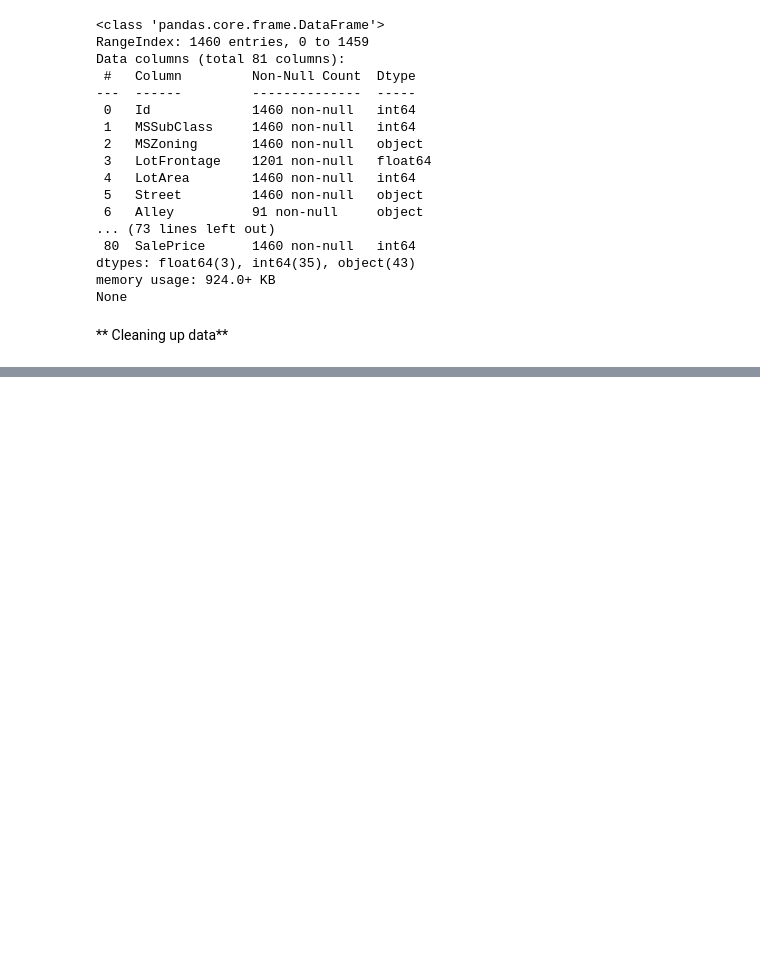
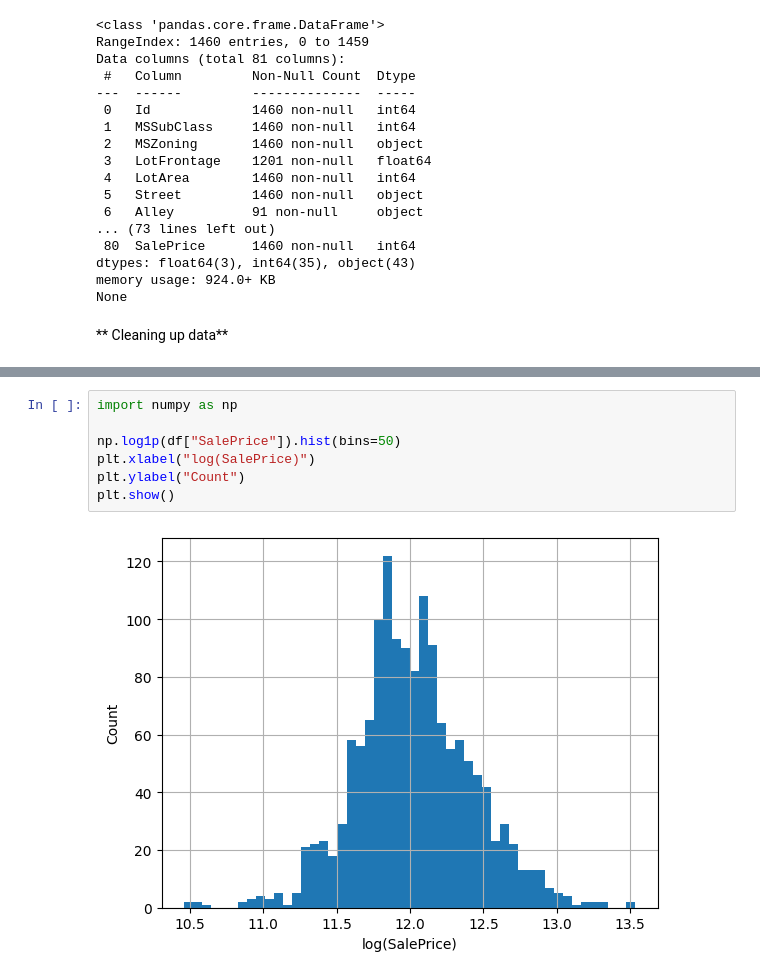
Before and after one commit to Jappieboef/housing-prediction-model, a Jupyter notebook: notebooks/explore.ipynb, the cells around one changed output, grey strips where cells are left out. Drawn from its saved outputs; the diff is of its cells as text; blank space fills up the shorter version.

```diff
--- a/notebooks/explore.ipynb
+++ b/notebooks/explore.ipynb
@@ -48,0 +73,9 @@ dtype: int64
+# %%
+import numpy as np
+
+np.log1p(df["SalePrice"]).hist(bins=50)
+plt.xlabel("log(SalePrice)")
+plt.ylabel("Count")
+plt.show()
+# %% [output]
+[figure, added]
```
Also changed, not shown: parts of 5 cells of this notebook.
